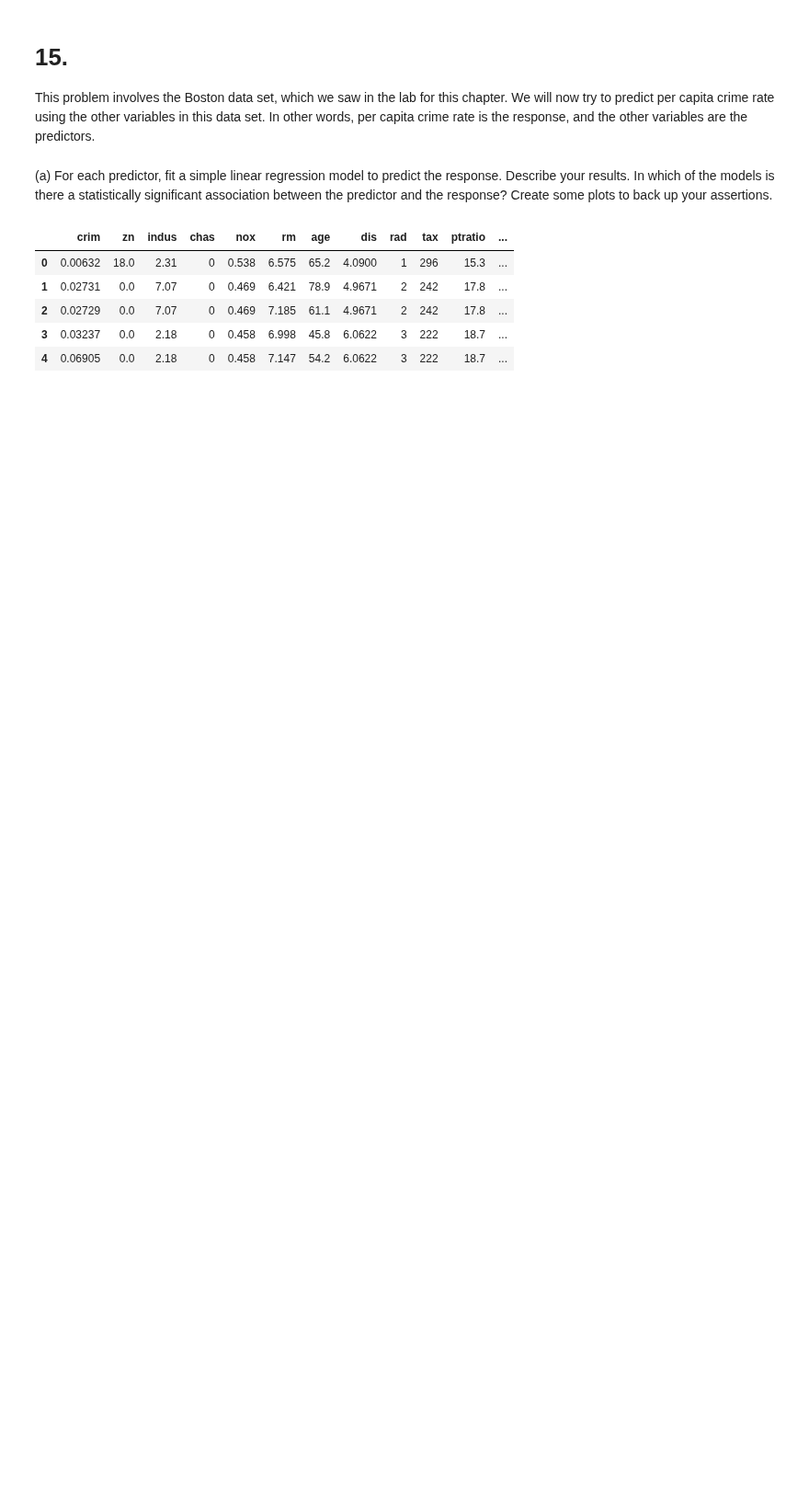
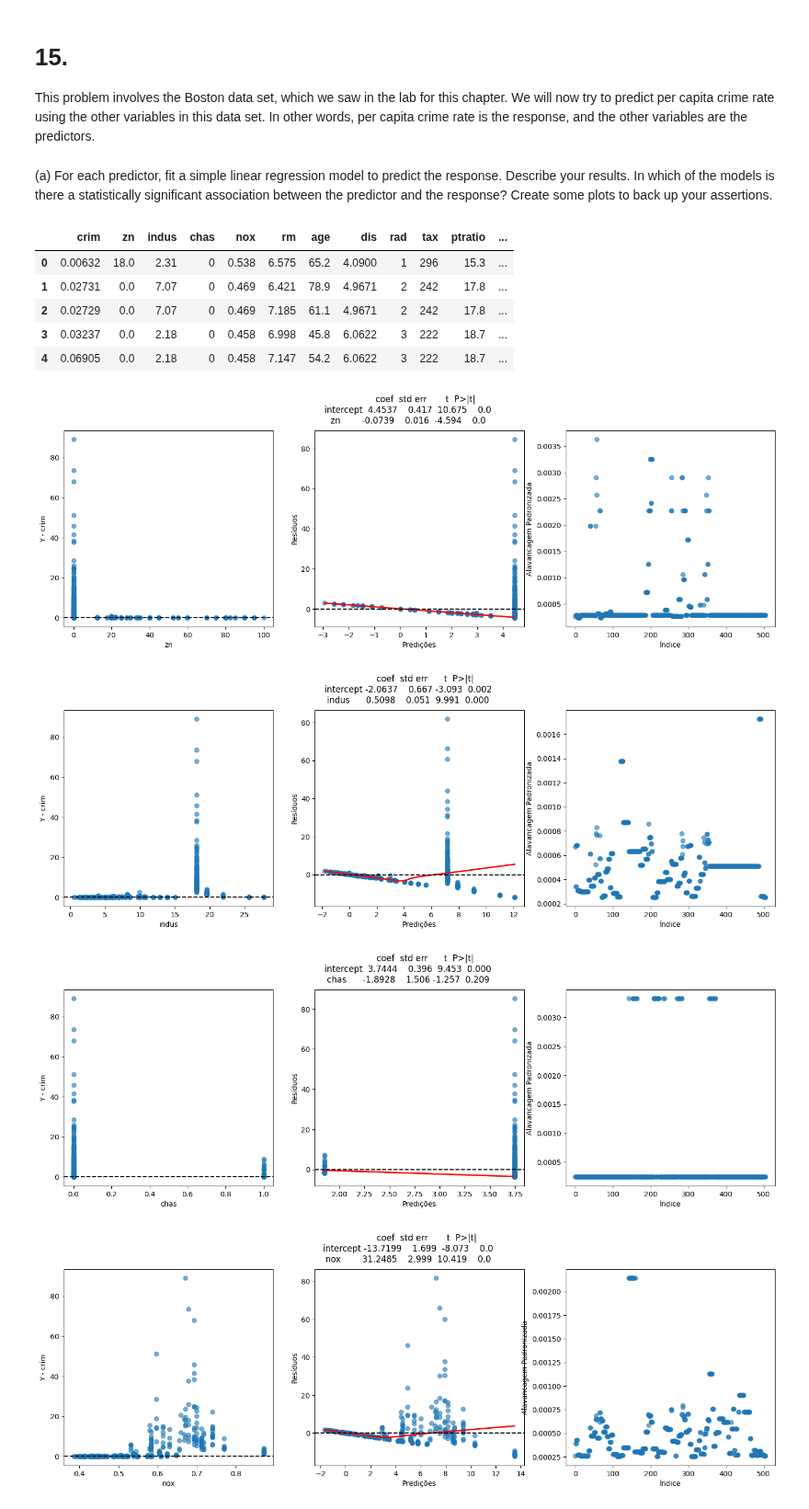
Before and after one commit to oliveira-silva-lucas/ISLP, a Jupyter notebook: Cap_03_Linear_Regression/Exercises/ex_cap_03_boston.ipynb, the cells around one changed output. Shown at 92% size. Cells and saved outputs as stored; diff of their text form; code cells hidden in the pictures; blank space fills up the shorter version.

```diff
--- a/Cap_03_Linear_Regression/Exercises/ex_cap_03_boston.ipynb
+++ b/Cap_03_Linear_Regression/Exercises/ex_cap_03_boston.ipynb
@@ -31,3 +31,44 @@ Boston.head()
 # %%
 y = Boston['crim']
 nomes_preditores = Boston.columns.drop('crim')
+print()
+res = list()
+for nome_preditor in nomes_preditores:
+    regression_results = sm.OLS(y, MS([nome_preditor]).fit_transform(Boston)).fit()
+    res.append({'preditor':nome_preditor, 'resultado':regression_results,
+                'R2':regression_results.rsquared, 'T':regression_results.tvalues[nome_preditor],
+                'p-value':regression_results.pvalues[nome_preditor]})
+
+def plot_y_preditor(y, preditor, nome_preditor, ax):
+    ax.scatter(preditor, y, alpha=0.6)
+    ax.set_xlabel(nome_preditor)
+    ax.set_ylabel('Y - crim')
+    ax.axhline(0, c='k',ls='--')
+
+def plot_predicao_residuos(r, ax):
+    ax.scatter(r.fittedvalues, r.resid, alpha=0.6);
+    ax.set_xlabel('Predições')
+    ax.set_ylabel('Resíduos')
+    lowess = sm.nonparametric.lowess(r.resid, r.fittedvalues)
+    ax.plot(lowess[:,0], lowess[:,1], color='red', lw='2');
+    ax.axhline(0, c='k',ls='--')
+
+def plot_alavancagem(r, ax):
+    infl = r.get_influence()
+    ax.scatter(np.arange(r.nobs), infl.hat_matrix_diag/np.sqrt(r.scale), alpha=0.6);
+    ax.set_xlabel('Índice')
+    ax.set_ylabel('Alavancagem Padronizada')
+    np.argmax(infl.hat_matrix_diag)
+
+
+for r in res:
+    fig, ax = subplots(ncols=3, figsize=(18,5))
+    fig.suptitle(f'{summarize(r['resultado'])}', y=1.02)
+    plot_y_preditor(y, Boston[r['preditor']], r['preditor'], ax[0])
+    plot_predicao_residuos(r['resultado'], ax[1])
+    plot_alavancagem(r['resultado'], ax[2])
+# %% [output]
+[figure, added]
+[figure, added]
+[figure, added]
+[figure, added]
```
Also changed, not shown: parts of 10 cells of this notebook.
